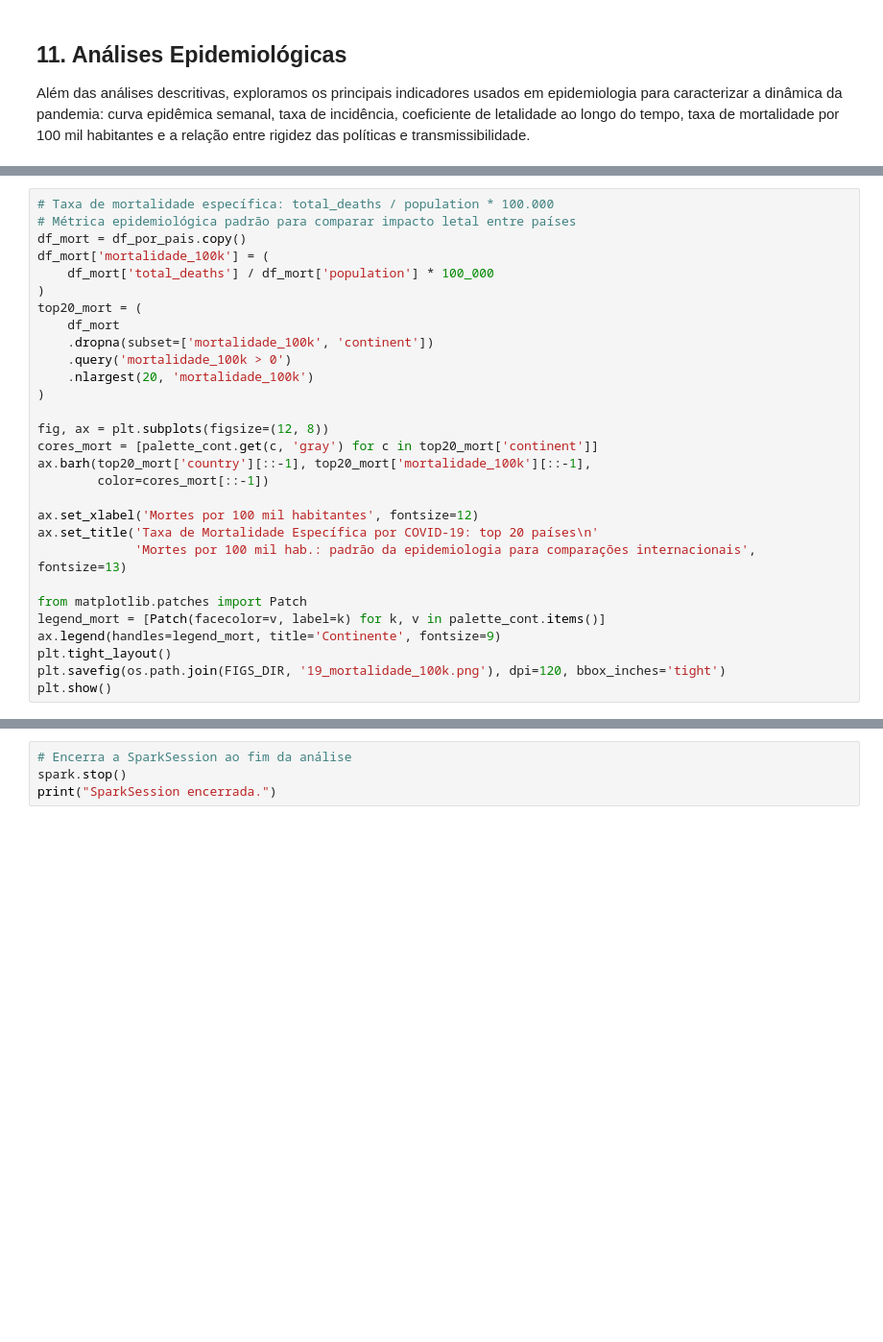
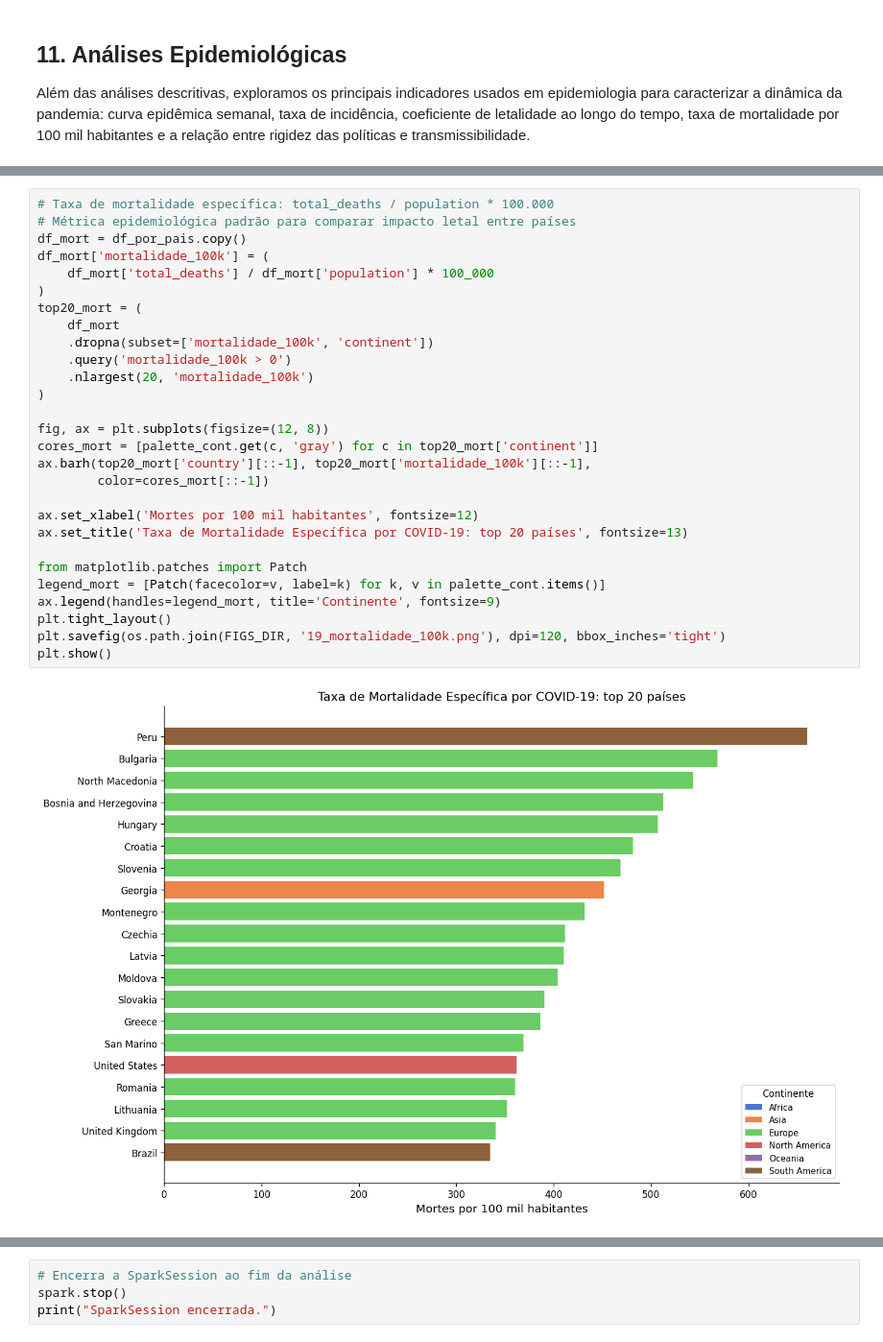
Before and after one commit to isabelacarone/eda-covid19, a Jupyter notebook: notebook/main.ipynb, the cells around one changed output, grey strips where cells are left out. Shown at 96% size. Cells and saved outputs as stored; diff of their text form; blank space fills up the shorter version.

```diff
--- a/notebook/main.ipynb
+++ b/notebook/main.ipynb
@@ -904,32 +896,33 @@ plt.show()
 # %%
 # Taxa de mortalidade específica: total_deaths / population * 100.000
 # Métrica epidemiológica padrão para comparar impacto letal entre países
 df_mort = df_por_pais.copy()
 df_mort['mortalidade_100k'] = (
     df_mort['total_deaths'] / df_mort['population'] * 100_000
 )
 top20_mort = (
     df_mort
     .dropna(subset=['mortalidade_100k', 'continent'])
     .query('mortalidade_100k > 0')
     .nlargest(20, 'mortalidade_100k')
 )
 
 fig, ax = plt.subplots(figsize=(12, 8))
 cores_mort = [palette_cont.get(c, 'gray') for c in top20_mort['continent']]
 ax.barh(top20_mort['country'][::-1], top20_mort['mortalidade_100k'][::-1],
         color=cores_mort[::-1])
 
 ax.set_xlabel('Mortes por 100 mil habitantes', fontsize=12)
-ax.set_title('Taxa de Mortalidade Específica por COVID-19: top 20 países\n'
-             'Mortes por 100 mil hab.: padrão da epidemiologia para comparações internacionais', fontsize=13)
+ax.set_title('Taxa de Mortalidade Específica por COVID-19: top 20 países', fontsize=13)
 
 from matplotlib.patches import Patch
 legend_mort = [Patch(facecolor=v, label=k) for k, v in palette_cont.items()]
 ax.legend(handles=legend_mort, title='Continente', fontsize=9)
 plt.tight_layout()
 plt.savefig(os.path.join(FIGS_DIR, '19_mortalidade_100k.png'), dpi=120, bbox_inches='tight')
 plt.show()
+# %% [output]
+[figure, added]
 # %%
 # Eficácia das políticas: Stringency Index vs. Rt por continente
 # Calculado via PySpark: groupBy continente + mês, F.avg das métricas
```
Also changed, not shown: parts of 20 cells of this notebook, 3 other files.
